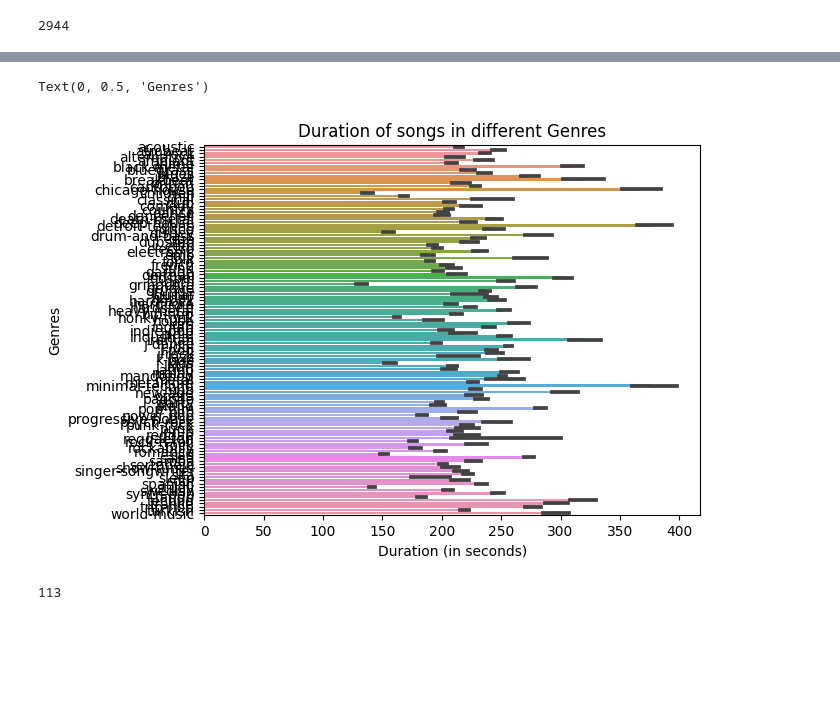
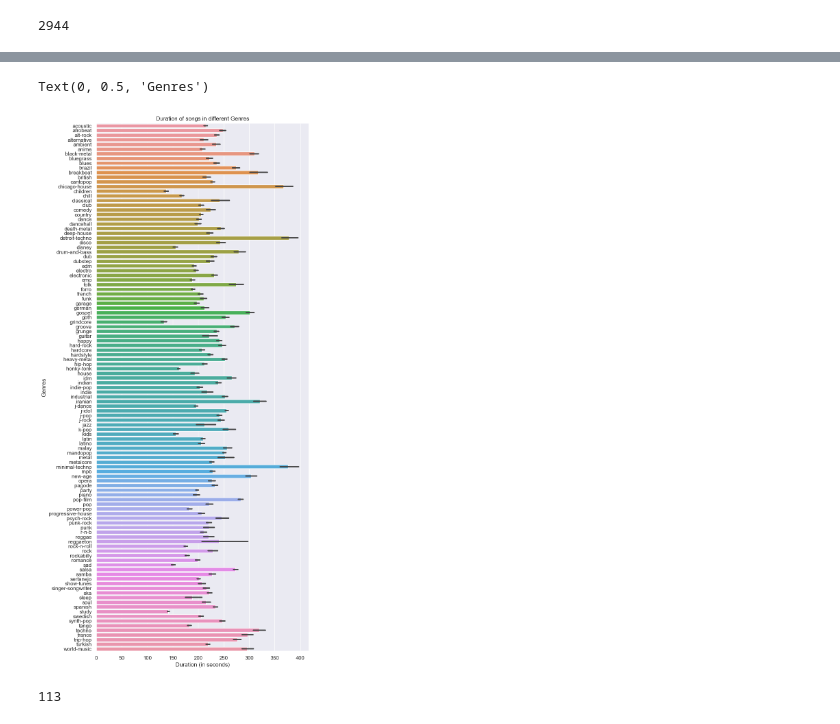
Before and after one commit to AcV134/Spotify-Data-Analysis, a Jupyter notebook: spotify_data_analysis.ipynb, the cells around one changed output, grey strips where cells are left out. Cells and saved outputs as stored; diff of their text form; code cells hidden in the pictures; blank space fills up the shorter version.

Commit message:
Fix barplot values being overlapped

```diff
--- a/spotify_data_analysis.ipynb
+++ b/spotify_data_analysis.ipynb
@@ -198,13 +198,18 @@ sns.regplot(data = df_sam, x = 'danceability', y = 'popularity',color = 'blue').
 # %%
 # Relation between Duration and genre of songs
 plt.title('Duration of songs in different Genres')
 sns.color_palette('rocket', as_cmap=True)
 sns.barplot(y='track_genre', x='duration', data=df_tracks)
+
+# Fixing barplot figure size
+width = 8
+height = 20
+sns.set(rc = {'figure.figsize':(width,height)})
 plt.xlabel('Duration (in seconds)')
 plt.ylabel('Genres')
 # %% [output]
 Text(0, 0.5, 'Genres')
-[figure, old version]
+[figure, new version]
 # %%
 j = len(df_tracks['track_genre'].unique())
 j
```
Also changed, not shown: parts of 3 cells of this notebook.
